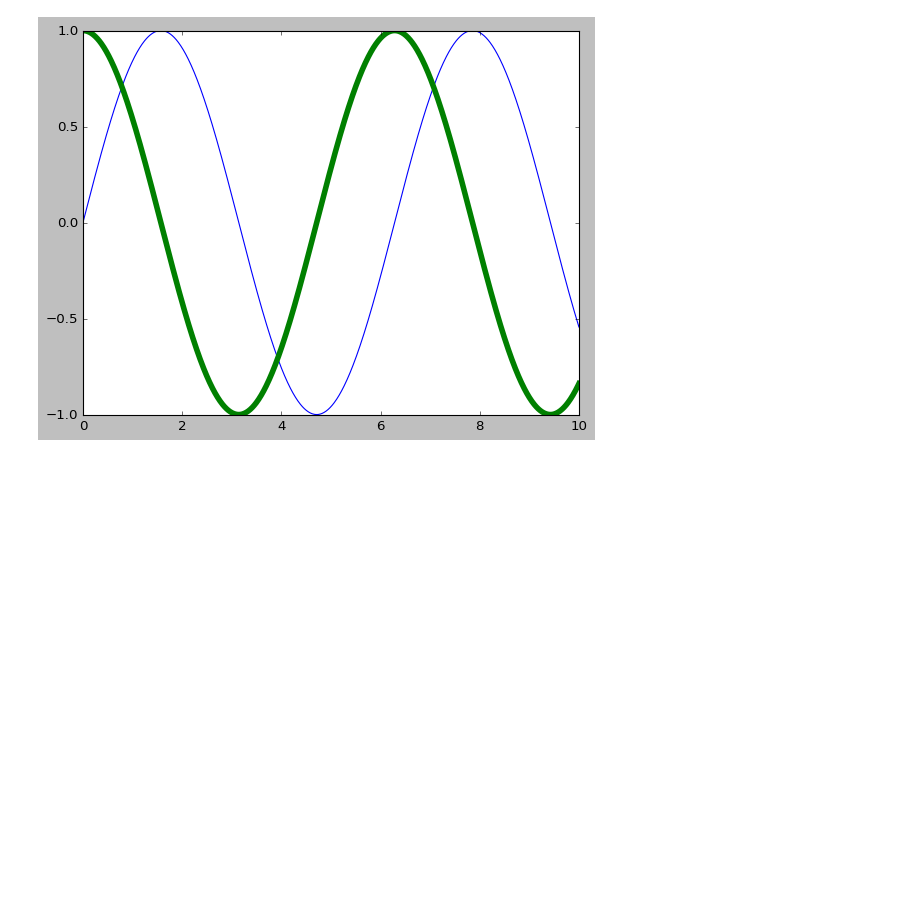
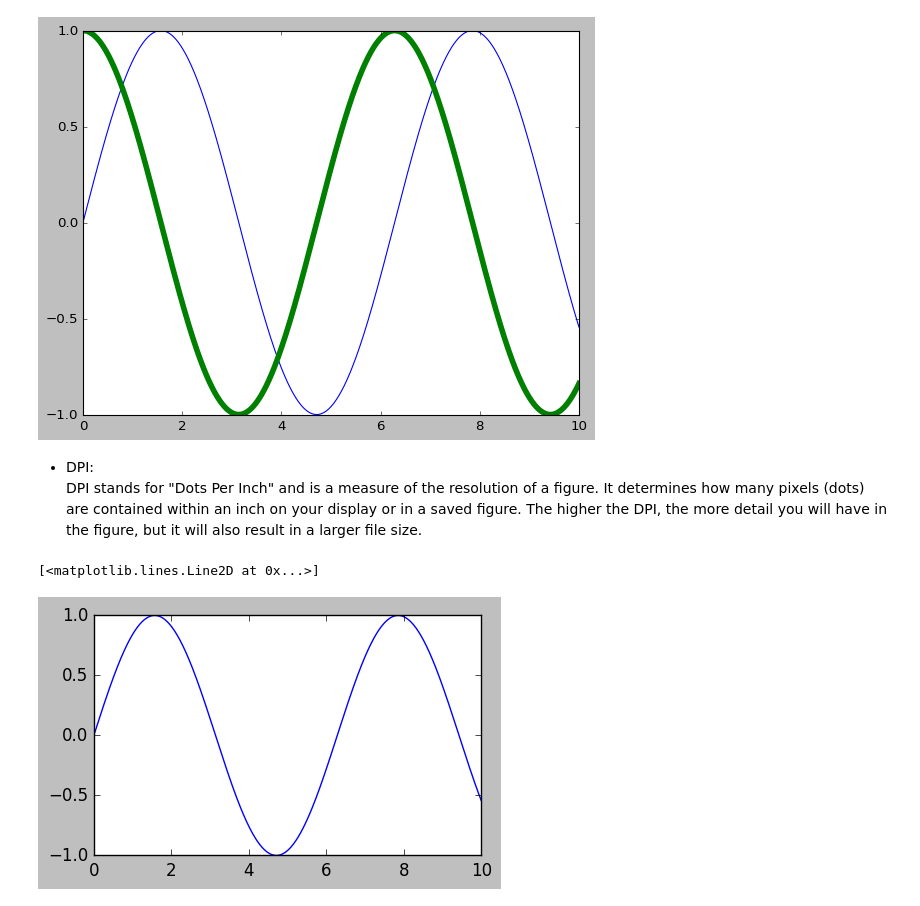
Before and after one commit to Aseem2004/Data_Science, a Jupyter notebook: 2_Data_Science_Libraries/Matplotlib/Matplotlib.ipynb, the cells around one changed output. Drawn from its saved outputs; the diff is of its cells as text; code cells hidden in the pictures; blank space fills up the shorter version.

Commit message:
Matplotlib contd

```diff
--- a/2_Data_Science_Libraries/Matplotlib/Matplotlib.ipynb
+++ b/2_Data_Science_Libraries/Matplotlib/Matplotlib.ipynb
@@ -118,3 +118,15 @@ plt.plot(x,np.cos(x),linewidth=5)
 # %% [output]
 [<matplotlib.lines.Line2D at 0x...>]
 [figure]
+# %% [markdown]
+* DPI:<br>
+DPI stands for "Dots Per Inch" and is a measure of the resolution of a figure. It determines how many pixels (dots) are contained within an inch on your display or in a saved figure. The higher the DPI, the more detail you will have in the figure, but it will also result in a larger file size.
+# %%
+fig=plt.figure(figsize=(5,3),dpi=100)
+ax=plt.axes()
+x=np.linspace(0,10,1000)
+y=np.sin(x)
+ax.plot(x,y)
+# %% [output]
+[<matplotlib.lines.Line2D at 0x...>]
+[figure, added]
```
Also changed, not shown: parts of 55 cells of this notebook.
